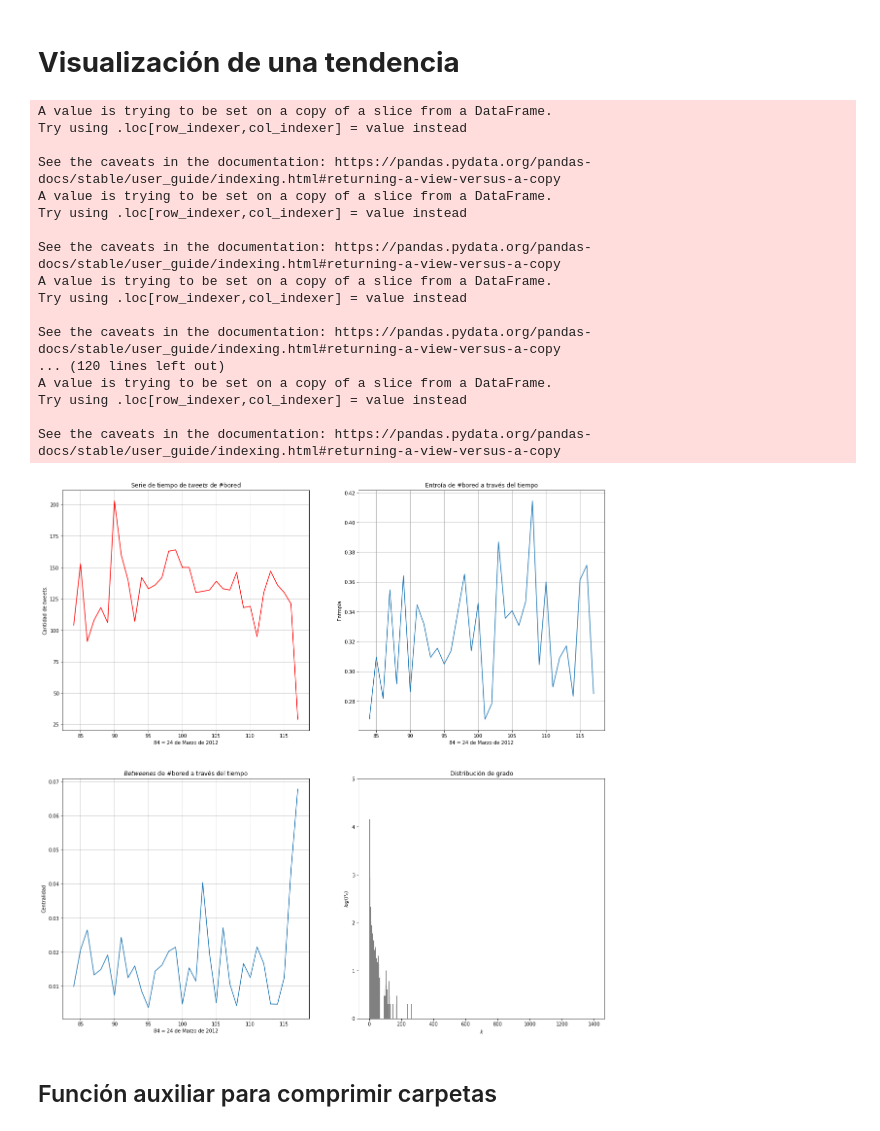
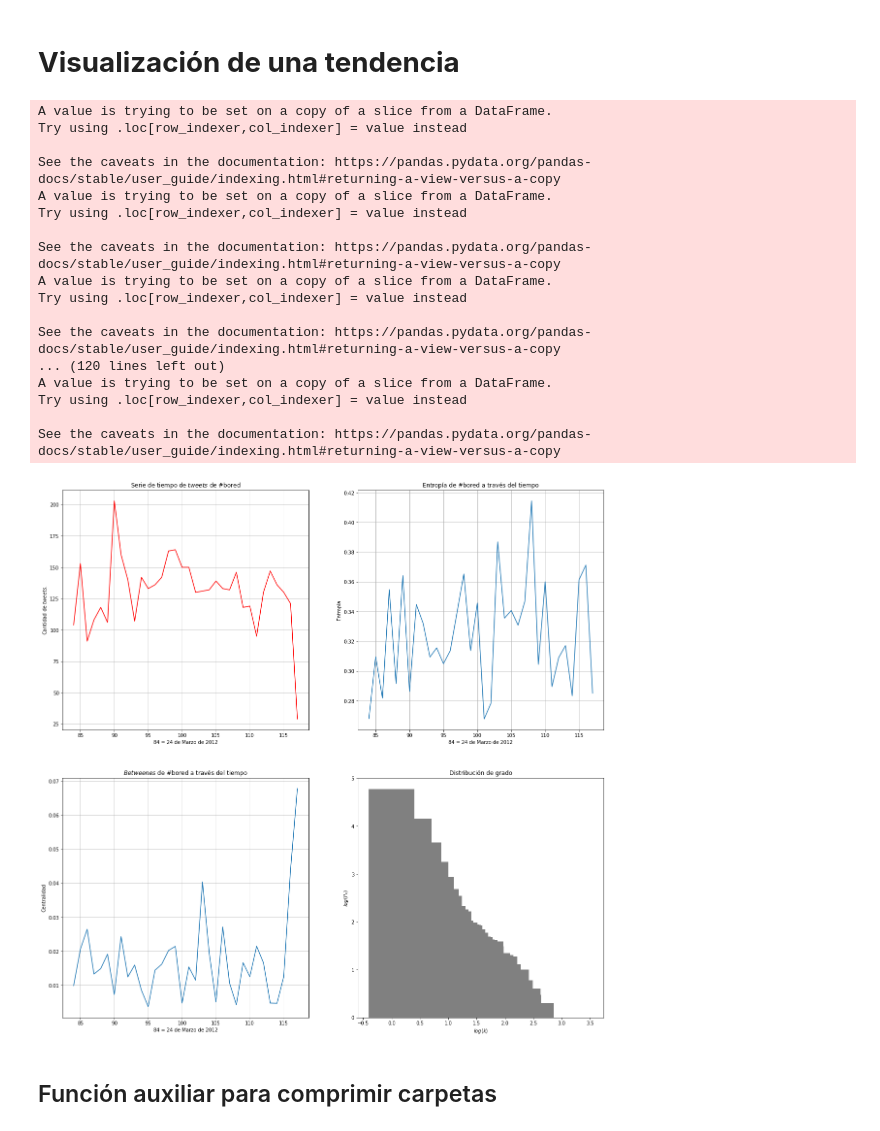
Before and after one commit to ErickMMuniz/NetworkAnalysis_TwitterTrends, a Jupyter notebook: NetworkAnalysis_TwitterTrends.ipynb, the cells around one changed output. Cells and saved outputs as stored; diff of their text form; code cells hidden in the pictures.

Commit message:
A simple analysis of a trend

```diff
--- a/NetworkAnalysis_TwitterTrends.ipynb
+++ b/NetworkAnalysis_TwitterTrends.ipynb
@@ -293,7 +293,7 @@ def get_plots_trend(name_trend):
 
   #### ENTROPÍA
   plt.subplot(222)
-  plt.title("Entroía de #{} a través del tiempo".format(name_trend))
+  plt.title("Entropía de #{} a través del tiempo".format(name_trend))
   plt.xlabel('84 = 24 de Marzo de 2012')
   plt.ylabel('Entropía')
   plt.grid()
@@ -322,36 +322,36 @@ def get_plots_trend(name_trend):
   plt.title("Distribución de grado")
   degree_sequence = sorted([d for n, d in G.degree()], reverse=True)
   degreeCount = collections.Counter(degree_sequence)
   deg, cnt = zip(*degreeCount.items())
-  plt.bar(deg, np.log10(cnt), width=0.80, color="gray")
-  plt.xlabel(r'$k$')
+  plt.bar(np.log10(deg), np.log10(cnt), width=0.80, color="gray")
+  plt.xlabel(r'$log(k)$')
   plt.ylabel('$log(P_k)$')
   #plt.ylim([0,100])
 
 
 
 ##### MAIN
 
 get_plots_trend("bored")
 # %% [output]
 A value is trying to be set on a copy of a slice from a DataFrame.
 Try using .loc[row_indexer,col_indexer] = value instead
 
 See the caveats in the documentation: https://pandas.pydata.org/pandas-docs/stable/user_guide/indexing.html#returning-a-view-versus-a-copy
 A value is trying to be set on a copy of a slice from a DataFrame.
 Try using .loc[row_indexer,col_indexer] = value instead
 
 See the caveats in the documentation: https://pandas.pydata.org/pandas-docs/stable/user_guide/indexing.html#returning-a-view-versus-a-copy
 A value is trying to be set on a copy of a slice from a DataFrame.
 Try using .loc[row_indexer,col_indexer] = value instead
 
 See the caveats in the documentation: https://pandas.pydata.org/pandas-docs/stable/user_guide/indexing.html#returning-a-view-versus-a-copy
 ... (120 lines left out)
 A value is trying to be set on a copy of a slice from a DataFrame.
 Try using .loc[row_indexer,col_indexer] = value instead
 
 See the caveats in the documentation: https://pandas.pydata.org/pandas-docs/stable/user_guide/indexing.html#returning-a-view-versus-a-copy
-[figure, old version]
+[figure, new version]
 # %% [markdown]
 ## Función auxiliar para comprimir carpetas
 # %%
```
